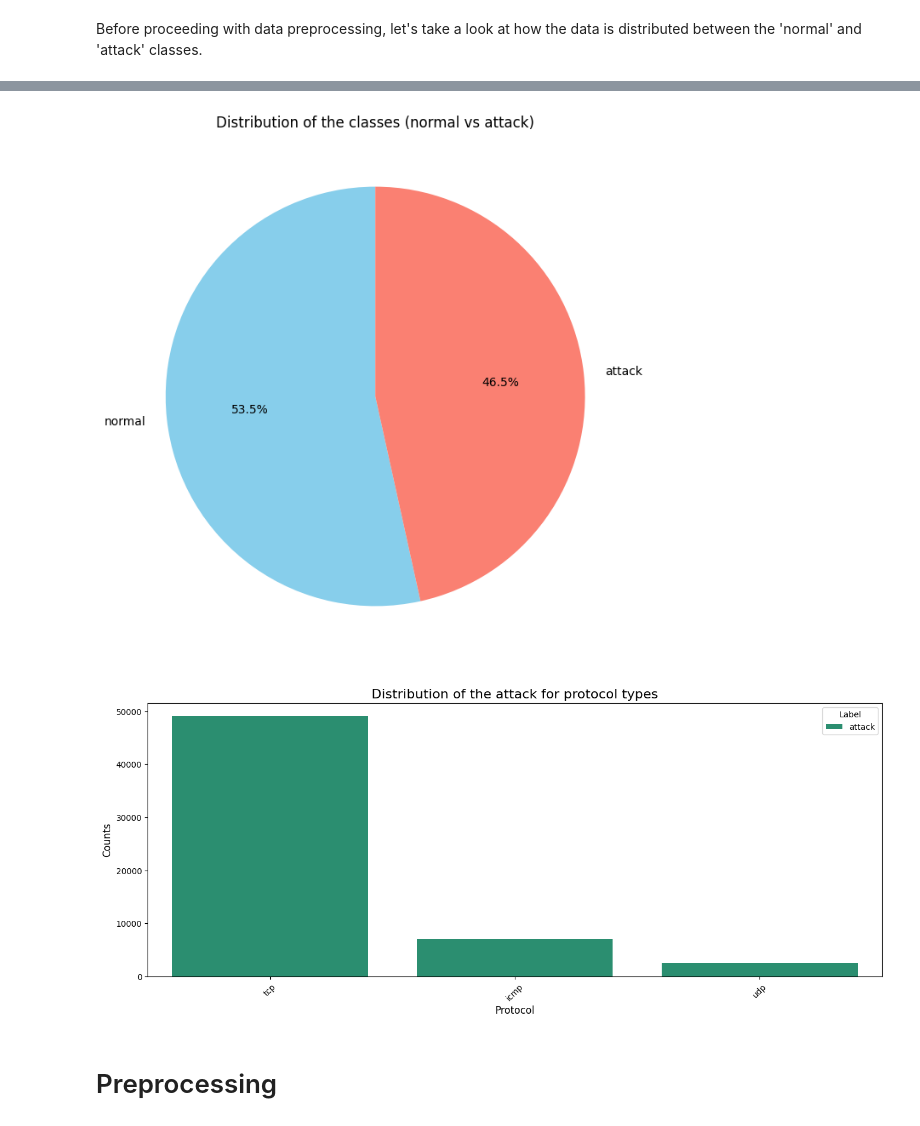
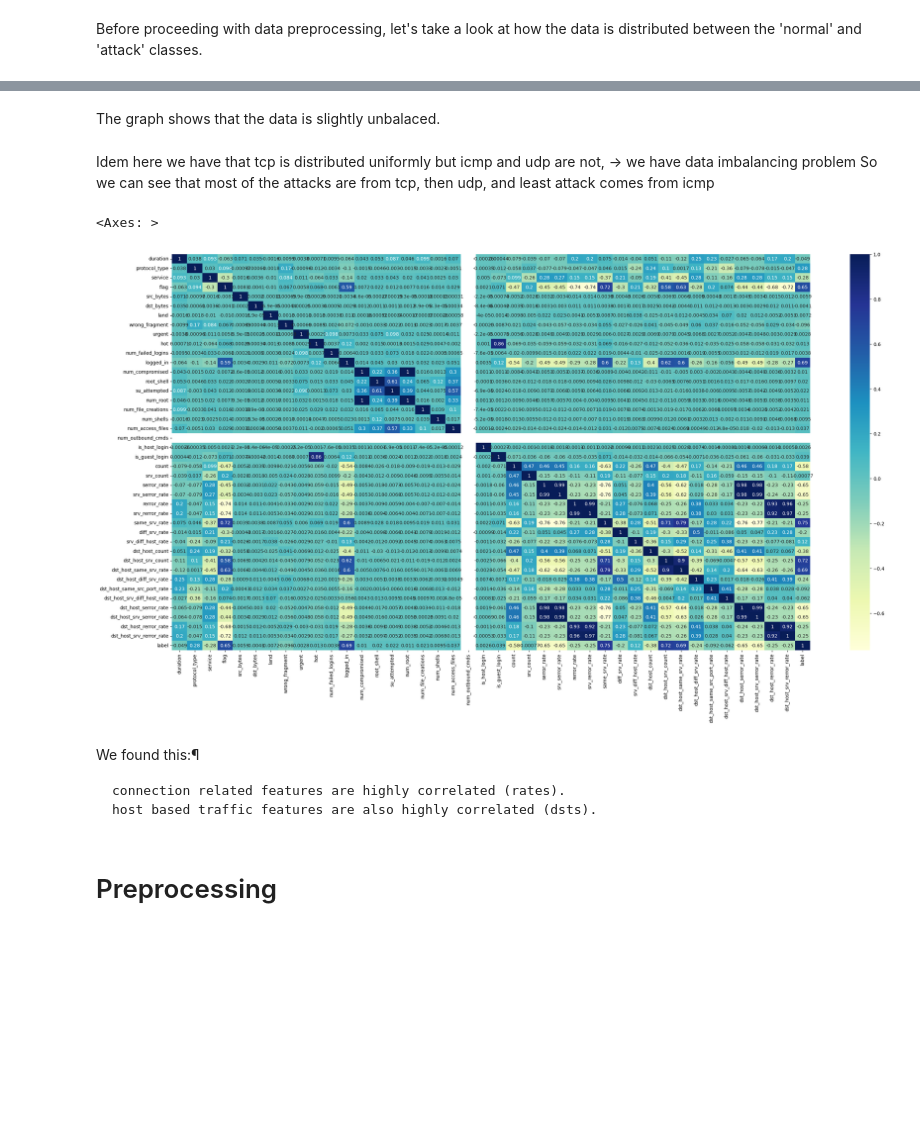
Before and after one commit to MartorelliLuca/IntrusionDetectionML, a Jupyter notebook: IntrusionDetectionProject.ipynb, the cells around one changed output, grey strips where cells are left out. Saved outputs shown, nothing was run; the diff lists cells and outputs as text; code cells hidden in the pictures; blank space fills up the shorter version.

```diff
--- a/IntrusionDetectionProject.ipynb
+++ b/IntrusionDetectionProject.ipynb
@@ -88,21 +87,13 @@ Before proceeding with data preprocessing, let's take a look at how the data is
 # %%
 # Creating data to plot
 class_counts = df['label'].value_counts()
-plt.figure(figsize=(8, 8))
-class_counts.plot.pie(autopct='%1.1f%%', labels=class_counts.index, colors=['skyblue', 'salmon'], startangle=90)
-plt.title("Distribution of the classes (normal vs attack)")
-plt.ylabel("")
-plt.show()
+
+fig = px.pie(
+    names=class_counts.index,
+    values=class_counts.values,
+    title="Distribution of the classes (normal vs attack)",
+    color_discrete_sequence=px.colors.qualitative.Set1  )
+
+fig.show()
-# %% [output]
-[figure, removed]
-# %%
-plt.figure(figsize=(16, 6))
-sns.countplot(x='protocol_type', data=df[df['label'] == "attack"], hue='label', palette='Dark2')
-plt.xticks(rotation=45)
-plt.title('Distribution of the attack for protocol types', fontdict={'fontsize': 16})
-plt.xlabel('Protocol', fontsize=12)
-plt.ylabel('Counts', fontsize=12)
-plt.legend(title='Label', loc='upper right')
-plt.show()
-# %% [output]
-[figure, removed]
+# %% [markdown]
+The graph shows that the data is slightly unbalaced.
@@ -109,3 +106,17 @@ plt.show()
+# %% [markdown]
+Idem here we have that tcp is distributed uniformly but icmp and udp are not, -> we
+have data imbalancing problem So we can see that most of the attacks are from tcp, then udp, and least attack comes from icmp
+# %%
+plt.figure(figsize=(30,15))
+sns.heatmap(df.corr(), annot=True, cmap="YlGnBu")
+# %% [output]
+<Axes: >
+[figure, added]
+# %% [markdown]
+We found this:¶
+
+    connection related features are highly correlated (rates).
+    host based traffic features are also highly correlated (dsts).
 # %% [markdown]
 # Preprocessing
 # %% [markdown]
```
Also changed, not shown: parts of 37 cells of this notebook.
